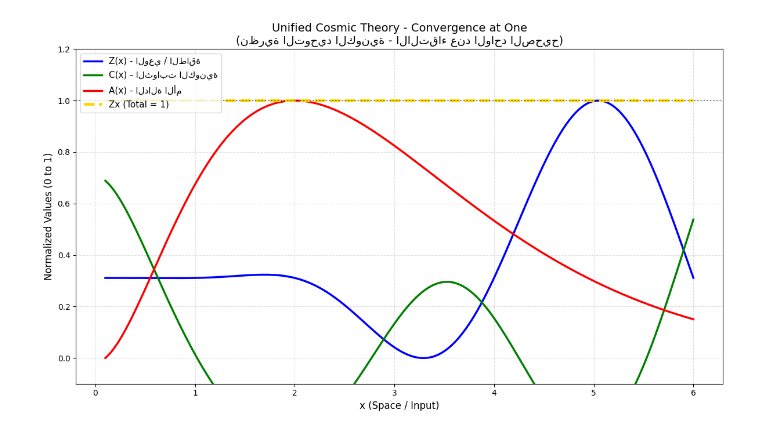
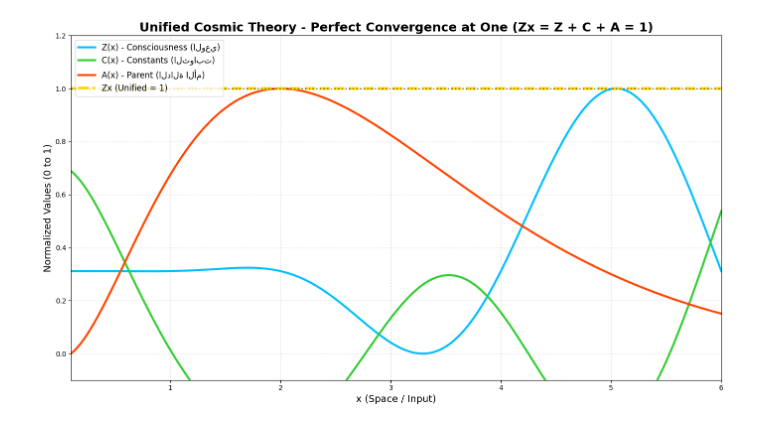
Before and after one commit to Jabri-web/Jabri-web.github.io, a Jupyter notebook: calculator.ipynb, the cells around one changed output. Saved outputs shown, nothing was run; the diff lists cells and outputs as text; code cells hidden in the pictures.

```diff
--- a/calculator.ipynb
+++ b/calculator.ipynb
@@ -4,8 +4,8 @@
 
 # -*- coding: utf-8 -*-
 """
-حاسبة النظرية الموحدة - النسخة النهائية المطورة
-Unified Cosmic Theory Calculator (Final Version)
+Unified Cosmic Theory Calculator (Python Final Version)
+حاسبة النظرية الموحدة - النسخة النهائية للبايثون
 Zx = Z + C + A = 1
 """
 
@@ -14,38 +14,25 @@ import pandas as pd
 import matplotlib.pyplot as plt
 from sklearn.preprocessing import MinMaxScaler
 
-# ==========================================
-# 1. إعداد النطاق (Range)
-# ==========================================
-# نستخدم نطاقاً واسعاً لتوضيح سلوك الدوال
-x_values = np.linspace(0.1, 6.0, 200)
+# 1. إعداد النطاق
+x_start, x_end, num_points = 0.1, 6.0, 300
+x_values = np.linspace(x_start, x_end, num_points)
+print(f"⚙️ نطاق الحساب: x من {x_start} إلى {x_end} (عدد النقاط: {num_points})")
 
-# ==========================================
-# 2. حساب الدوال الأساسية (Core Functions)
-# ==========================================
-# تعديل الدالة Z لإزالة التذبذب العنيف (استخدام sin بسيط بدلاً من sin(2pi/x))
-# لضمان أن الدوال تتحرك بشكل ناعم ومتناسق
+# 2. الدوال الأساسية
 Z_raw = (x_values**5) * np.log(x_values) * np.sin(np.pi * x_values / 2.0) * np.exp(-x_values)
 A_raw = (x_values**2) * np.exp(-x_values)
 
-# ==========================================
-# 3. التطبيع (Normalization) - لضمان الالتقاء عند 1
-# ==========================================
-# نستخدم MinMaxScaler لضغط القيم وجعلها محصورة بين 0 و 1
+# 3. التطبيع (Min-Max) لضمان الالتقاء عند الواحد
 scaler = MinMaxScaler()
-
 Z = scaler.fit_transform(Z_raw.reshape(-1, 1)).flatten()
 A = scaler.fit_transform(A_raw.reshape(-1, 1)).flatten()
 
-# C هي القيمة المتبقية لضمان أن المجموع = 1
+# المعادلة الموحدة
 C = 1 - Z - A
+Z_total = Z + C + A  # مصفوفة كل قيمها = 1.0
 
-# التأكد من أن المجموع الكلي هو 1 تماماً (نظرية التوحيد)
-Z_total = Z + C + A  # سيكون مصفوفة من الـ 1.0
-
-# ==========================================
-# 4. إنشاء الجدول (Table)
-# ==========================================
+# 4. إنشاء الجدول الكامل
 data = []
 for i in range(len(x_values)):
     data.append({
@@ -58,43 +45,44 @@ for i in range(len(x_values)):
 
 df = pd.DataFrame(data)
 
-print("="*70)
-print("          جدول النظرية الموحدة - الالتقاء عند الواحد")
-print("="*70)
-print(df.head(30).to_string(index=False)) # طباعة أول 30 صف
-print("...")
-print(df.tail(10).to_string(index=False)) # طباعة آخر 10 صفوف
-print("="*70)
-print(f"إجمالي عدد النقاط المحسوبة: {len(x_values)}")
-print("ملاحظة: جميع قيم Zx (Total) تساوي 1.0000، وهذا هو جوهر النظرية.")
+print("\n" + "="*75)
+print("📊 جدول النظرية الموحدة (الجدول الكامل)")
+print("="*75)
+# استخدام to_string لعرض الجدول كاملاً بدون أي اقتطاع
+print(df.to_string(index=False))
+print("="*75)
+print(f"✅ تم حساب {len(x_values)} نقطة. جميع قيم Zx تساوي 1.0000 (الالتقاء عند الواحد).")
 
-# ==========================================
-# 5. الرسم البياني (Graph)
-# ==========================================
-plt.figure(figsize=(12, 7))
+# 5. الرسم البياني الاحترافي
+plt.figure(figsize=(14, 8))
 
 # رسم الدوال الثلاث
-plt.plot(x_values, Z, label='Z(x) - الوعي / الطاقة', color='blue', linewidth=2.5)
-plt.plot(x_values, C, label='C(x) - الثوابت الكونية', color='green', linewidth=2.5)
-plt.plot(x_values, A, label='A(x) - الدالة الأم', color='red', linewidth=2.5)
+plt.plot(x_values, Z, label='Z(x) - Consciousness (الوعي)', color='#00bfff', linewidth=3)
+plt.plot(x_values, C, label='C(x) - Constants (الثوابت)', color='#32cd32', linewidth=3)
+plt.plot(x_values, A, label='A(x) - Parent (الدالة الأم)', color='#ff4500', linewidth=3)
 
-# رسم خط التوحيد (المجموع الكلي = 1)
-plt.plot(x_values, Z_total, label='Zx (Total = 1)', color='gold', linewidth=3.5, linestyle='--')
+# خط الوحدة الذهبي
+plt.plot(x_values, Z_total, label='Zx (Unified = 1)', color='#ffd700', linewidth=4, linestyle='--')
 
-# إضافة خط أفقي عند القيمة 1 للتوضيح
-plt.axhline(y=1.0, color='black', linestyle=':', linewidth=1.5, alpha=0.5)
+# إضافة خط أفقي عند القيمة 1
+plt.axhline(y=1.0, color='black', linestyle=':', linewidth=2, alpha=0.5)
 
 # تنسيقات الرسم
-plt.title('Unified Cosmic Theory - Convergence at One\n(نظرية التوحيد الكونية - الالتقاء عند الواحد الصحيح)', fontsize=14)
-plt.xlabel('x (Space / Input)', fontsize=12)
-plt.ylabel('Normalized Values (0 to 1)', fontsize=12)
-plt.legend(loc='upper left', fontsize=11)
-plt.grid(True, linestyle='--', alpha=0.4)
-plt.ylim(-0.1, 1.2) # لتوضيح أن كل شيء يقع بين 0 و 1
+plt.title('Unified Cosmic Theory - Perfect Convergence at One (Zx = Z + C + A = 1)', fontsize=18, fontweight='bold')
+plt.xlabel('x (Space / Input)', fontsize=14)
+plt.ylabel('Normalized Values (0 to 1)', fontsize=14)
+plt.legend(loc='upper left', fontsize=12)
+plt.grid(True, linestyle='--', alpha=0.3)
+plt.ylim(-0.1, 1.2)
+plt.xlim(x_start, x_end)
 
 # إظهار الرسم
 plt.tight_layout()
 plt.show()
 
-print("\n✅ تم تنفيذ الكود بنجاح! الخط الذهبي يمثل الوحدة الكونية عند القيمة 1.")
+# 6. حفظ النتائج تلقائياً
+df.to_excel("Unified_Theory_Table_Full.xlsx", index=False)
+plt.savefig("Unified_Theory_Graph_300DPI.png", dpi=300, bbox_inches='tight')
+print("\n💾 تم حفظ الجدول الكامل كملف Excel، والصورة بجودة عالية (300 DPI) على جهازك.")
+print("🏁 انتهى التشغيل بنجاح!")
 # %% [output]
@@ -118 +106 @@ print("\n✅ تم تنفيذ الكود بنجاح! الخط الذهبي يمث
-[figure, old version]
+[figure, new version]
```
Also changed, not shown: parts of 1 cell of this notebook.
